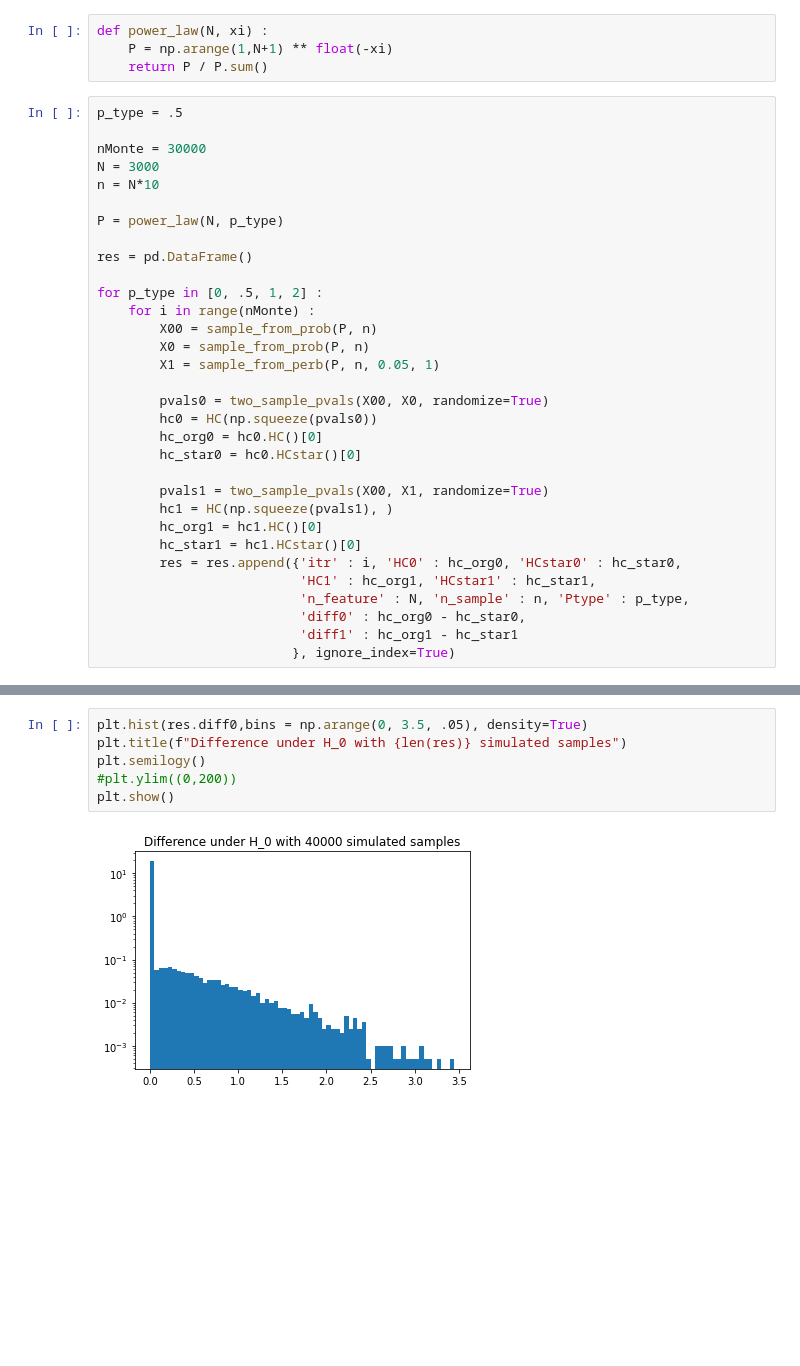
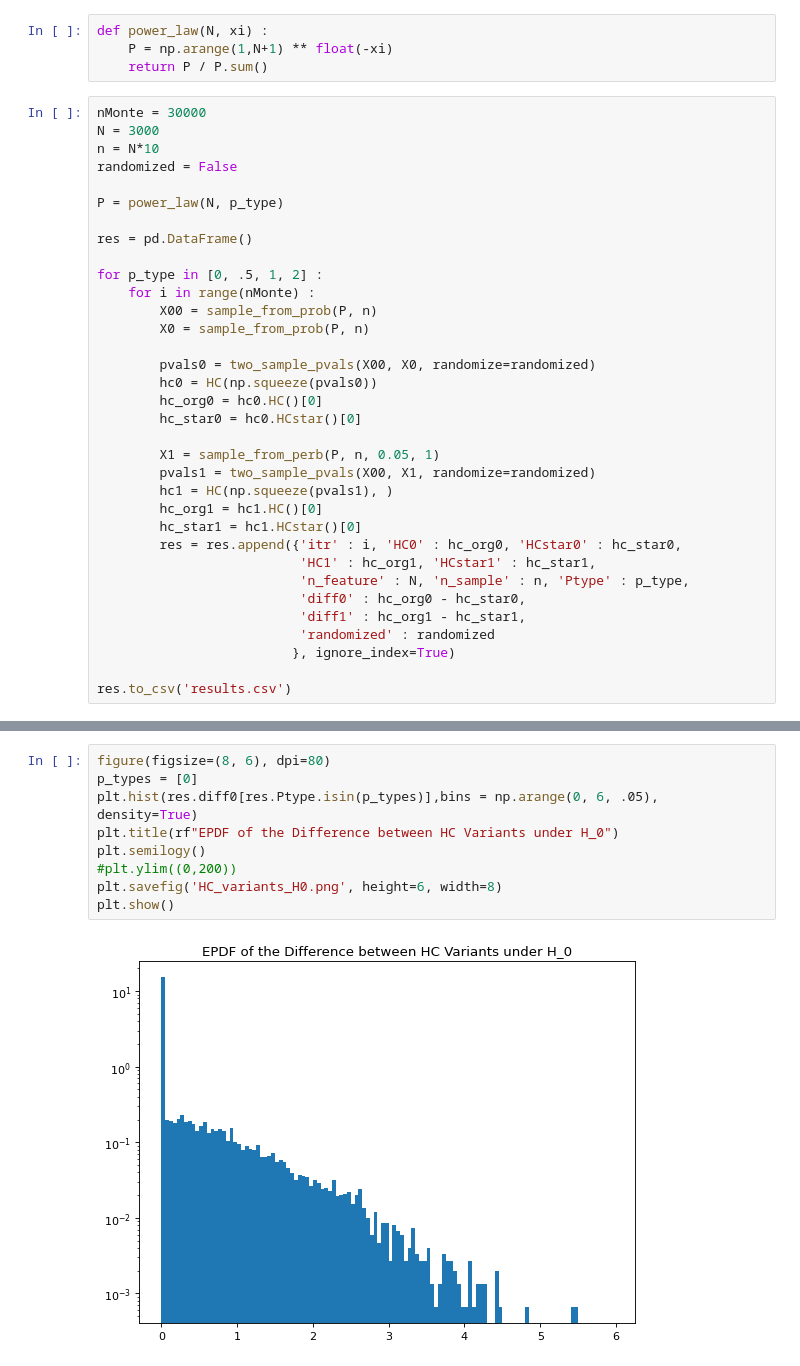
Before and after one commit to alonkipnis/HCAuthorship, a Jupyter notebook: compare_HC_types/compare_HC.ipynb, the cells around one changed output, grey strips where cells are left out. Drawn from its saved outputs; the diff is of its cells as text; blank space fills up the shorter version.

```diff
--- a/compare_HC_types/compare_HC.ipynb
+++ b/compare_HC_types/compare_HC.ipynb
@@ -41,11 +41,10 @@ def power_law(N, xi) :
     P = np.arange(1,N+1) ** float(-xi)
     return P / P.sum()
 # %%
-p_type = .5
-
 nMonte = 30000
 N = 3000
 n = N*10
+randomized = False
 
 P = power_law(N, p_type)
 
@@ -55,14 +54,14 @@ for p_type in [0, .5, 1, 2] :
     for i in range(nMonte) :
         X00 = sample_from_prob(P, n)
         X0 = sample_from_prob(P, n)
-        X1 = sample_from_perb(P, n, 0.05, 1)
 
-        pvals0 = two_sample_pvals(X00, X0, randomize=True)
+        pvals0 = two_sample_pvals(X00, X0, randomize=randomized)
         hc0 = HC(np.squeeze(pvals0))
         hc_org0 = hc0.HC()[0]
         hc_star0 = hc0.HCstar()[0]
 
-        pvals1 = two_sample_pvals(X00, X1, randomize=True)
+        X1 = sample_from_perb(P, n, 0.05, 1)
+        pvals1 = two_sample_pvals(X00, X1, randomize=randomized)
         hc1 = HC(np.squeeze(pvals1), )
         hc_org1 = hc1.HC()[0]
         hc_star1 = hc1.HCstar()[0]
@@ -70,8 +69,11 @@ for p_type in [0, .5, 1, 2] :
                           'HC1' : hc_org1, 'HCstar1' : hc_star1,
                           'n_feature' : N, 'n_sample' : n, 'Ptype' : p_type,
                           'diff0' : hc_org0 - hc_star0,
-                          'diff1' : hc_org1 - hc_star1
+                          'diff1' : hc_org1 - hc_star1,
+                          'randomized' : randomized
                          }, ignore_index=True)
+
+res.to_csv('results.csv')
 # %%
 for p_type in res.Ptype.unique() :
     res.diff0[res.Ptype == p_type].hist(bins = np.arange(0, 2, .05))
@@ -93,8 +98,11 @@ for p_type in res.Ptype.unique() :
 # %%
-plt.hist(res.diff0,bins = np.arange(0, 3.5, .05), density=True)
-plt.title(f"Difference under H_0 with {len(res)} simulated samples")
+figure(figsize=(8, 6), dpi=80)
+p_types = [0]
+plt.hist(res.diff0[res.Ptype.isin(p_types)],bins = np.arange(0, 6, .05), density=True)
+plt.title(rf"EPDF of the Difference between HC Variants under H_0")
 plt.semilogy()
 #plt.ylim((0,200))
+plt.savefig('HC_variants_H0.png', height=6, width=8)
 plt.show()
 # %% [output]
-[figure, old version]
+[figure, new version]
```
Also changed, not shown: parts of 6 cells of this notebook, 6 other files.
